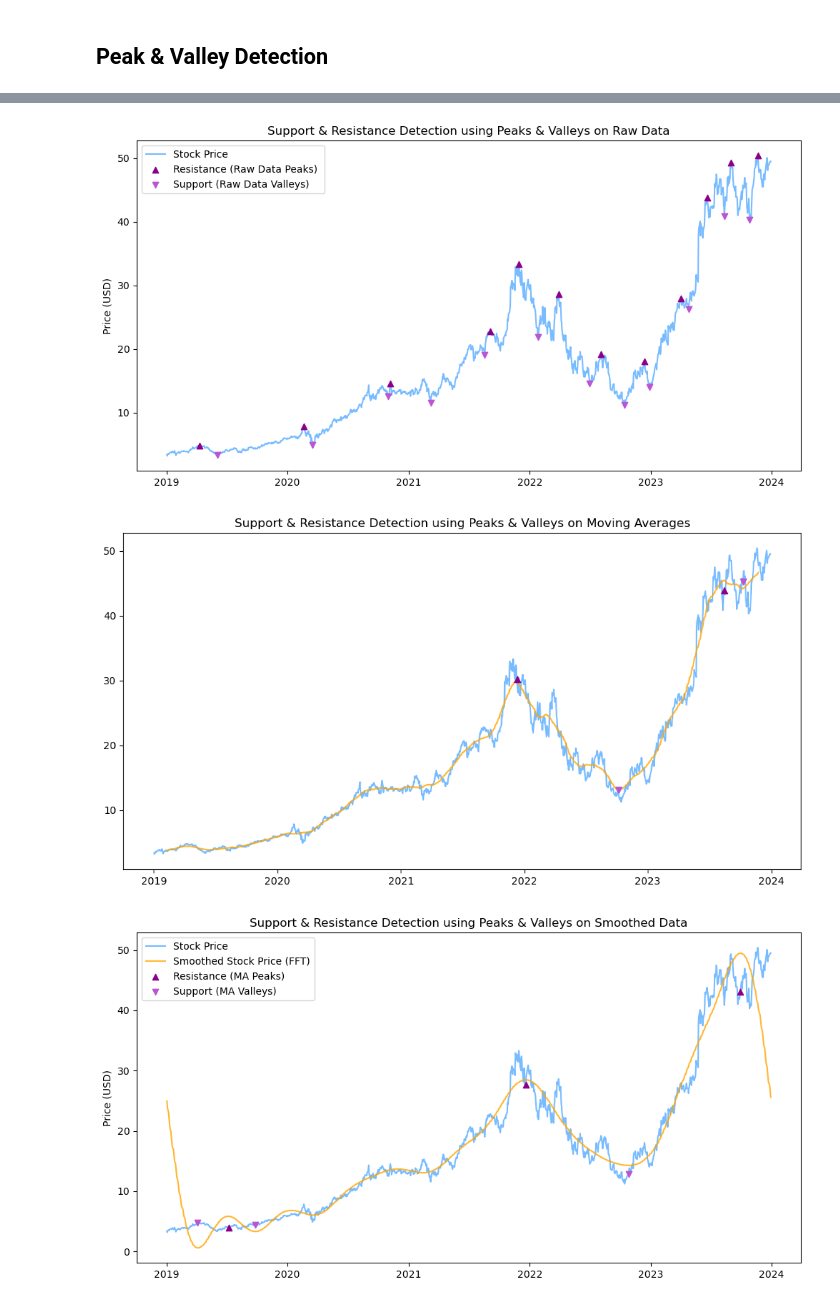
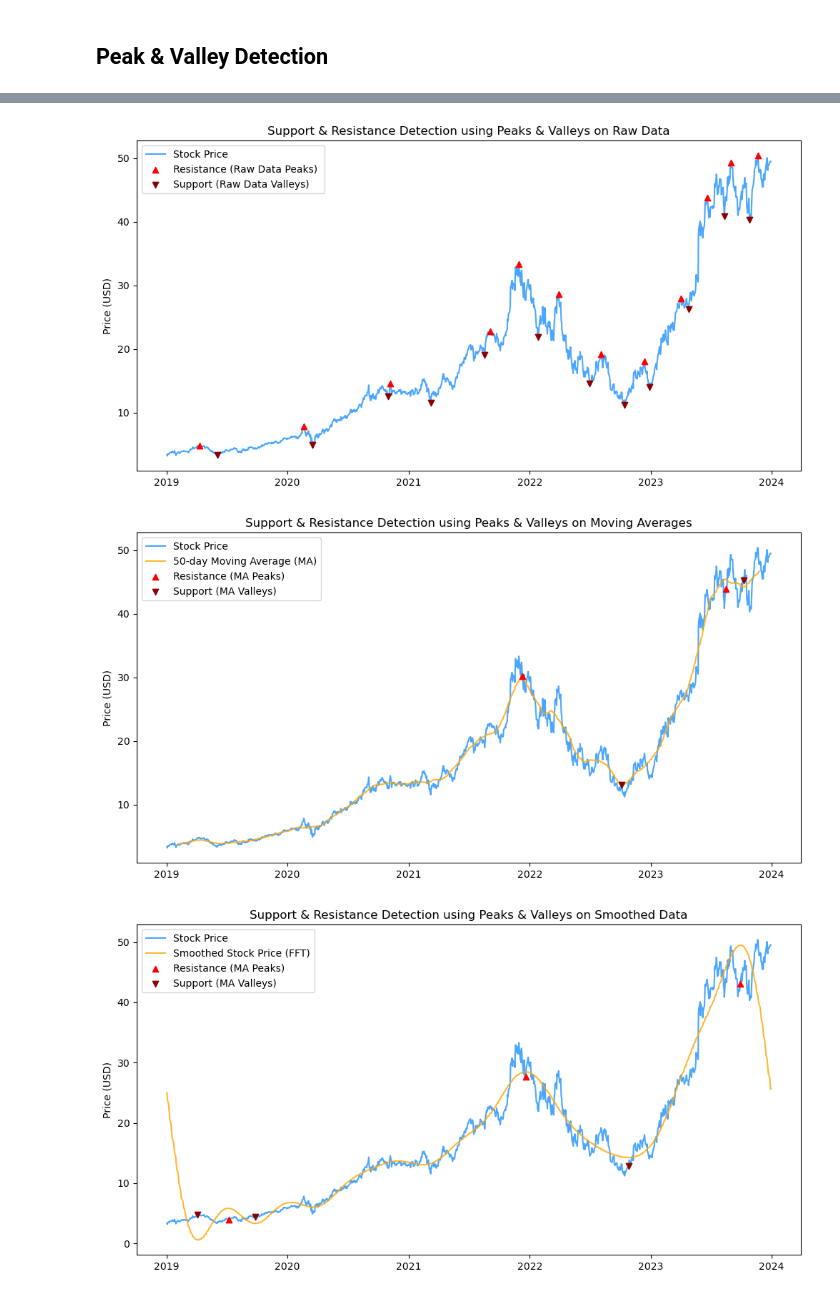
Before and after one commit to EValentino96/Projects, a Jupyter notebook: FinanceProject/NvidiaStockPrediction.ipynb, the cells around one changed output, grey strips where cells are left out. Cells and saved outputs as stored; diff of their text form; code cells hidden in the pictures.

```diff
--- a/FinanceProject/NvidiaStockPrediction.ipynb
+++ b/FinanceProject/NvidiaStockPrediction.ipynb
@@ -23,7 +24,7 @@ def ensure_column(df, col_name, generator_func, override=False):
         None (modifies the DataFrame in place)
     """
     if override and col_name in df.columns:
-        df.drop(columns=[col_name], level=0, inplace=True)  # Remove the column before recomputing, to avoid recompute errors
+        df.drop(columns=[col_name], inplace=True)  # Remove the column before recomputing, to avoid recompute errors
 
     if col_name not in df.columns:  # Only generate if it doesn't exist
         df[col_name] = generator_func()
@@ -36,6 +37,11 @@ ticker = "NVDA"
 # Fetch historical stock data from Yahoo Finance
 nvda = yf.download(ticker, start="2019-01-01", end="2024-01-01")
 
+# Flatten MultiIndex Columns, we don't need the "ticker" since we're only working with 1 stock
+nvda.columns = nvda.columns.get_level_values(0)  # Keep only the first level
+nvda.columns.name = None  # Remove the 'Price' name from columns
+nvda = nvda.reset_index()  # Moves 'Date' from index to a normal column
+
 # Display first few rows
 nvda.head()
 # %% [output]
@@ -446,73 +422,73 @@ from scipy.fft import fft, ifft
 distance = 50
 prominence = 1
 
-ensure_column(nvda, f"MA_{distance}", lambda: nvda["Close"].rolling(window=distance, center=True).mean(), override=True)
-
 # Detect peaks (resistances) & valleys (supports) in closing prices (on raw data)
-peaks_raw, _ = find_peaks(np.array(nvda["Close"]).reshape(-1,), distance=distance, prominence=prominence)
-valleys_raw, _ = find_peaks(-np.array(nvda["Close"]).reshape(-1,), distance=distance, prominence=prominence)
+peaks_raw, _ = find_peaks(nvda["Close"], distance=distance, prominence=prominence)
+valleys_raw, _ = find_peaks(-nvda["Close"], distance=distance, prominence=prominence)
 
 distance = 50
 prominence = 1
 window = distance
 
+ensure_column(nvda, f"MA_{window}", lambda: nvda["Close"].rolling(window=window, center=True).mean(), override=True)
+
 # Detects peaks & valleys in rolling average of closing prices on a 50-day window
-peaks_ma, _ = find_peaks(np.array(nvda[f"MA_{window}"]).reshape(-1,), distance=distance, prominence=prominence)
-valleys_ma, _ = find_peaks(-np.array(nvda[f"MA_{window}"]).reshape(-1,), distance=distance, prominence=prominence)
+peaks_ma, _ = find_peaks(nvda[f"MA_{window}"], distance=distance, prominence=prominence)
+valleys_ma, _ = find_peaks(-nvda[f"MA_{window}"], distance=distance, prominence=prominence)
 
 distance = 100
 prominence = 1
 
 # Detects peaks & valleys using fourier transformed data
-fft_coeffs = scipy.fft.fft(nvda["Close"].values.reshape(-1,)) # Apply FFT to the stock prices
+fft_coeffs = scipy.fft.fft(nvda["Close"].to_numpy()) # Apply FFT to the stock prices
 
 # Zero out high-frequency components (keep only k frequencies)
 k = 10  # Adjust k to control smoothing level
 fft_coeffs[k:-k] = 0  # Remove high-frequency noise
 
-smoothed_prices = scipy.fft.ifft(fft_coeffs).real  # Apply Inverse FFT (IFFT) to get smoothed prices, and only take real part
+# Apply Inverse FFT (IFFT) to get smoothed prices, and only take real part
+ensure_column(nvda, "Close_FFT", lambda: scipy.fft.ifft(fft_coeffs).real)
 
-peaks_fft, _ = find_peaks(smoothed_prices, distance=distance, prominence=prominence)
-valleys_fft, _ = find_peaks(-smoothed_prices, distance=distance, prominence=prominence)
+peaks_fft, _ = find_peaks(nvda["Close_FFT"], distance=distance, prominence=prominence)
+valleys_fft, _ = find_peaks(-nvda["Close_FFT"], distance=distance, prominence=prominence)
 
 
-# Plot stock price with support/resistance
-
+# Plot stock price with SnR with peaks and valleys
 fig, ax1 = plt.subplots(figsize=(12,6))
-ax1.plot(nvda.index, nvda["Close"], label="Stock Price", color="dodgerblue", alpha=0.6, zorder=1)
-ax1.scatter(nvda.index[peaks_raw], nvda["Close"].iloc[peaks_raw], color="darkmagenta", label="Resistance (Raw Data Peaks) ", marker="^", alpha=1, zorder=2)
-ax1.scatter(nvda.index[valleys_raw], nvda["Close"].iloc[valleys_raw], color="mediumorchid", label="Support (Raw Data Valleys)", marker="v", alpha=1, zorder=2)
+ax1.plot(nvda["Date"], nvda["Close"], label="Stock Price", color="dodgerblue", alpha=0.8, zorder=1)
+ax1.scatter(nvda["Date"][peaks_raw], nvda["Close"].iloc[peaks_raw], color="red", label="Resistance (Raw Data Peaks) ", marker="^", alpha=1, zorder=2)
+ax1.scatter(nvda["Date"][valleys_raw], nvda["Close"].iloc[valleys_raw], color="darkred", label="Support (Raw Data Valleys)", marker="v", alpha=1, zorder=2)
 ax1.set_ylabel("Price (USD)", color="black")
 ax1.tick_params(axis='y', labelcolor="black")
 ax1.legend(loc="upper left")
 plt.title("Support & Resistance Detection using Peaks & Valleys on Raw Data")
 plt.show()
 
 fig, ax2 = plt.subplots(figsize=(12,6))
-ax2.plot(nvda.index, nvda["Close"], label="Stock Price", color="dodgerblue", alpha=0.6, zorder=1)
-ax2.plot(nvda.index, nvda[f"MA_{window}"], label=f"{window}-day Moving Average (MA)", color="orange", alpha=0.8, zorder=1)
-ax2.scatter(nvda.index[peaks_ma], nvda["Close"].iloc[peaks_ma], color="darkmagenta", label="Resistance (MA Peaks)", marker="^", alpha=1, zorder=3)
-ax2.scatter(nvda.index[valleys_ma], nvda["Close"].iloc[valleys_ma], color="mediumorchid", label="Support (MA Valleys)", marker="v", alpha=1, zorder=3)
-ax3.set_ylabel("Price (USD)", color="black")
-ax3.tick_params(axis='y', labelcolor="black")
-ax3.legend(loc="upper left")
+ax2.plot(nvda["Date"], nvda["Close"], label="Stock Price", color="dodgerblue", alpha=0.8, zorder=1)
+ax2.plot(nvda["Date"], nvda[f"MA_{window}"], label=f"{window}-day Moving Average (MA)", color="orange", alpha=0.8, zorder=1)
+ax2.scatter(nvda["Date"][peaks_ma], nvda["Close"].iloc[peaks_ma], color="red", label="Resistance (MA Peaks)", marker="^", alpha=1, zorder=3)
+ax2.scatter(nvda["Date"][valleys_ma], nvda["Close"].iloc[valleys_ma], color="darkred", label="Support (MA Valleys)", marker="v", alpha=1, zorder=3)
+ax2.set_ylabel("Price (USD)", color="black")
+ax2.tick_params(axis='y', labelcolor="black")
+ax2.legend(loc="upper left")
 plt.title("Support & Resistance Detection using Peaks & Valleys on Moving Averages")
 plt.show()
 
 fig, ax3 = plt.subplots(figsize=(12,6))
-ax3.plot(nvda.index, nvda["Close"], label="Stock Price", color="dodgerblue", alpha=0.6, zorder=1)
-ax3.plot(nvda.index, smoothed_prices, label="Smoothed Stock Price (FFT)", color="orange", alpha=0.8, zorder=1)
-ax3.scatter(nvda.index[peaks_fft], nvda["Close"].iloc[peaks_fft], color="darkmagenta", label="Resistance (MA Peaks)", marker="^", alpha=1, zorder=3)
-ax3.scatter(nvda.index[valleys_fft], nvda["Close"].iloc[valleys_fft], color="mediumorchid", label="Support (MA Valleys)", marker="v", alpha=1, zorder=3)
+ax3.plot(nvda["Date"], nvda["Close"], label="Stock Price", color="dodgerblue", alpha=0.8, zorder=1)
+ax3.plot(nvda["Date"], nvda["Close_FFT"], label="Smoothed Stock Price (FFT)", color="orange", alpha=0.8, zorder=1)
+ax3.scatter(nvda["Date"][peaks_fft], nvda["Close"].iloc[peaks_fft], color="red", label="Resistance (MA Peaks)", marker="^", alpha=1, zorder=3)
+ax3.scatter(nvda["Date"][valleys_fft], nvda["Close"].iloc[valleys_fft], color="darkred", label="Support (MA Valleys)", marker="v", alpha=1, zorder=3)
 ax3.set_ylabel("Price (USD)", color="black")
 ax3.tick_params(axis='y', labelcolor="black")
 ax3.legend(loc="upper left")
 plt.title("Support & Resistance Detection using Peaks & Valleys on Smoothed Data")
 plt.show()
 # %% [output]
-[figure, old version]
+[figure, new version]
-[figure, old version]
+[figure, new version]
-[figure, old version]
+[figure, new version]
 # %% [markdown]
 ### Thoughts
 
```
Also changed, not shown: parts of 21 cells of this notebook.
